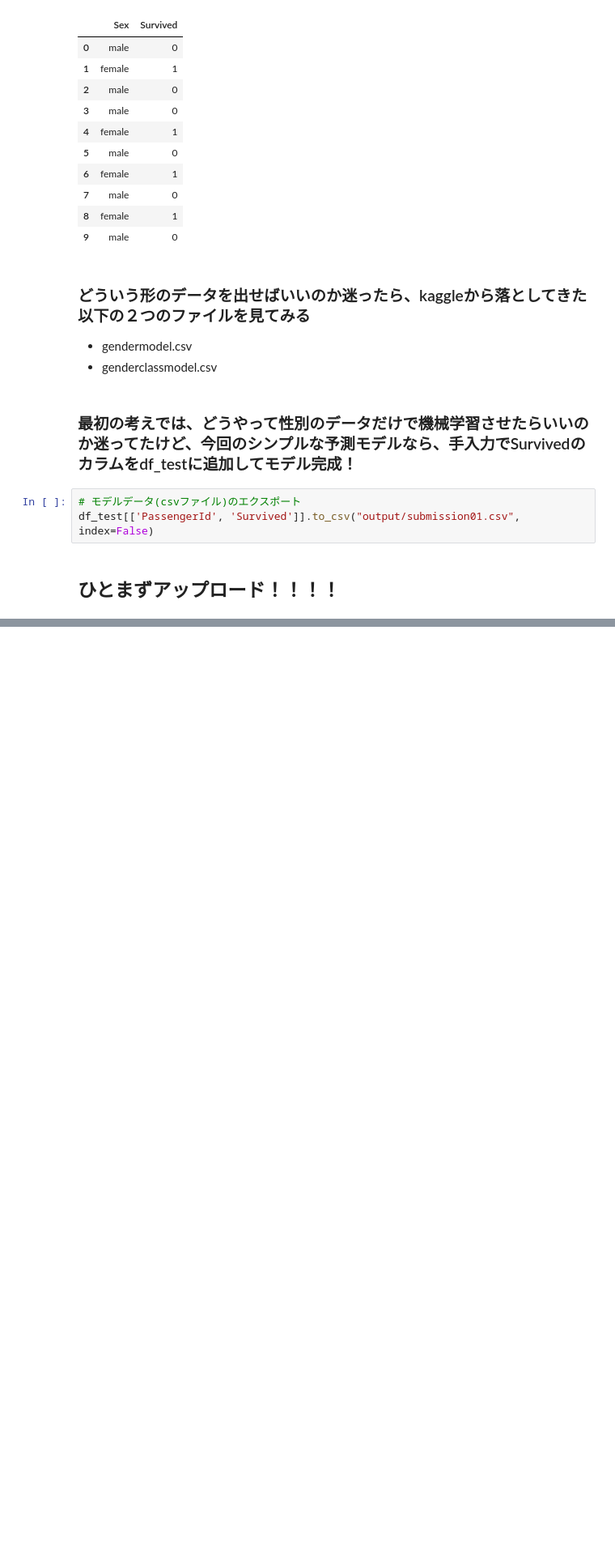
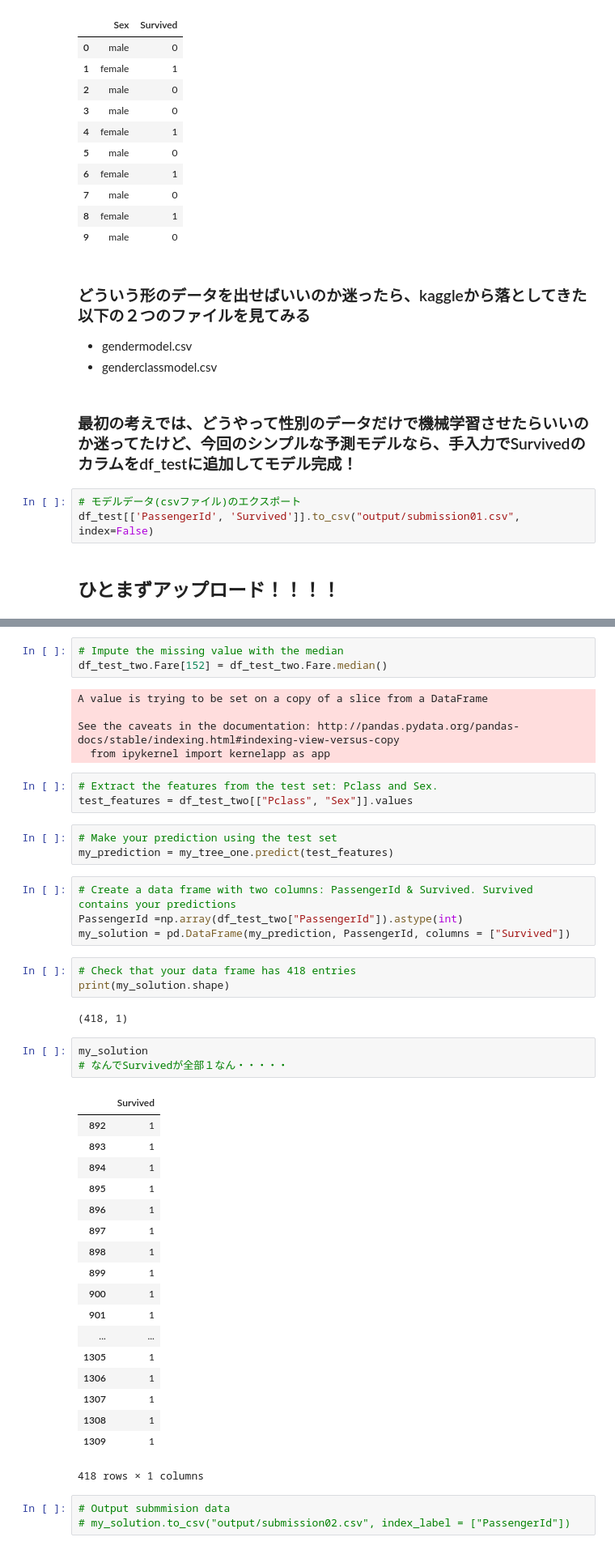
Before and after one commit to NakanishiTetsuhiro/Titanic_Machine_Learning_from_Disaster, a Jupyter notebook: workspace.ipynb, the cells around one changed output, grey strips where cells are left out. Shown at 81% size. Drawn from its saved outputs; the diff is of its cells as text; blank space fills up the shorter version.

```diff
--- a/workspace.ipynb
+++ b/workspace.ipynb
@@ -324,0 +457,48 @@ df_test[['PassengerId', 'Survived']].to_csv("output/submission01.csv", index=Fal
+# %%
+# Impute the missing value with the median
+df_test_two.Fare[152] = df_test_two.Fare.median()
+# %% [output]
+A value is trying to be set on a copy of a slice from a DataFrame
+
+See the caveats in the documentation: http://pandas.pydata.org/pandas-docs/stable/indexing.html#indexing-view-versus-copy
+  from ipykernel import kernelapp as app
+# %%
+# Extract the features from the test set: Pclass and Sex.
+test_features = df_test_two[["Pclass", "Sex"]].values
+# %%
+# Make your prediction using the test set
+my_prediction = my_tree_one.predict(test_features)
+# %%
+# Create a data frame with two columns: PassengerId & Survived. Survived contains your predictions
+PassengerId =np.array(df_test_two["PassengerId"]).astype(int)
+my_solution = pd.DataFrame(my_prediction, PassengerId, columns = ["Survived"])
+# %%
+# Check that your data frame has 418 entries
+print(my_solution.shape)
+# %% [output]
+(418, 1)
+# %%
+my_solution
+# なんでSurvivedが全部１なん・・・・・
+# %% [output]
+|  | Survived |
+| 892 | 1 |
+| 893 | 1 |
+| 894 | 1 |
+| 895 | 1 |
+| 896 | 1 |
+| 897 | 1 |
+| 898 | 1 |
+| 899 | 1 |
+| 900 | 1 |
+| 901 | 1 |
+| ... | ... |
+| 1305 | 1 |
+| 1306 | 1 |
+| 1307 | 1 |
+| 1308 | 1 |
+| 1309 | 1 |
+418 rows × 1 columns
+# %%
+# Output submmision data
+# my_solution.to_csv("output/submission02.csv", index_label = ["PassengerId"])
```
Also changed, not shown: parts of 33 cells of this notebook, 3 other files.
